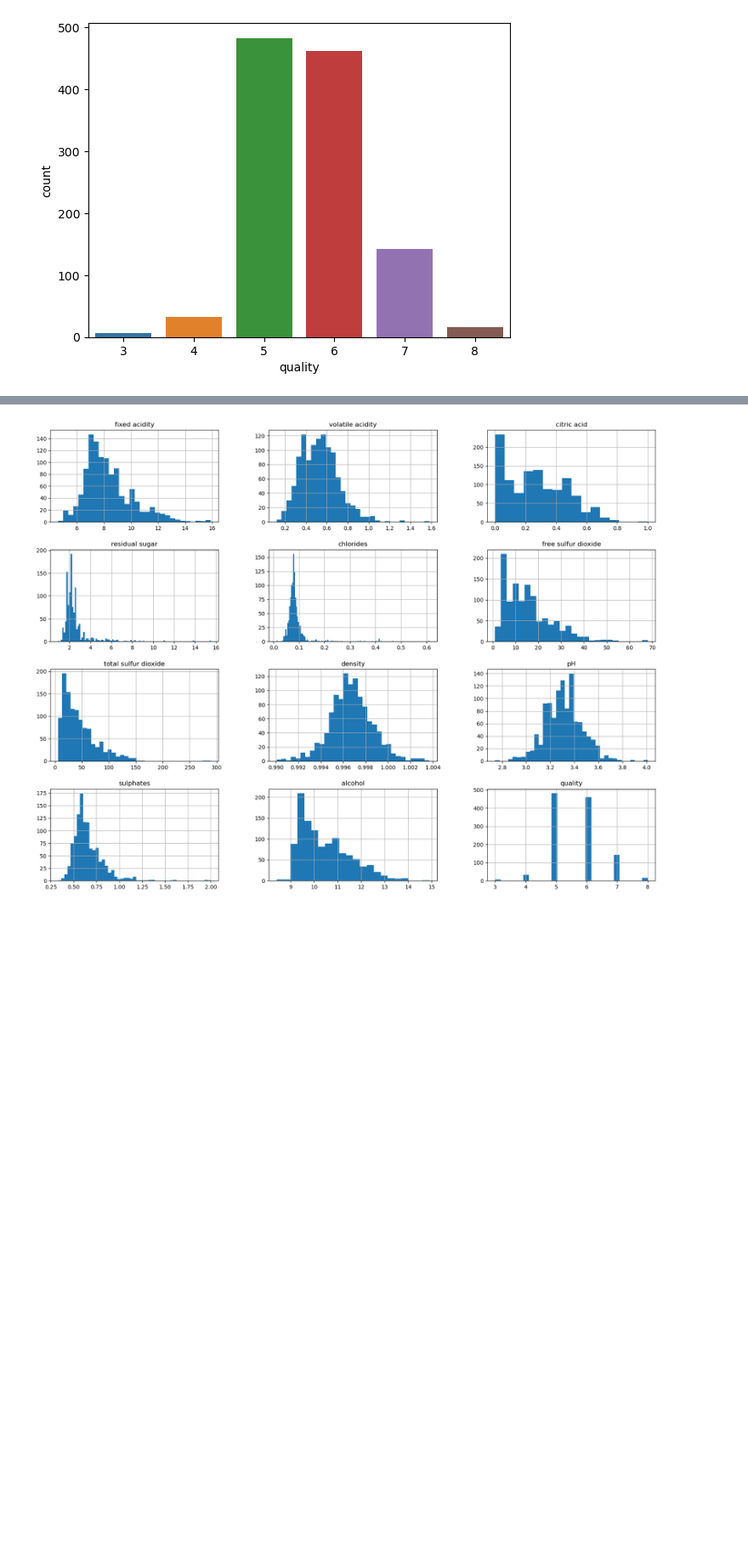
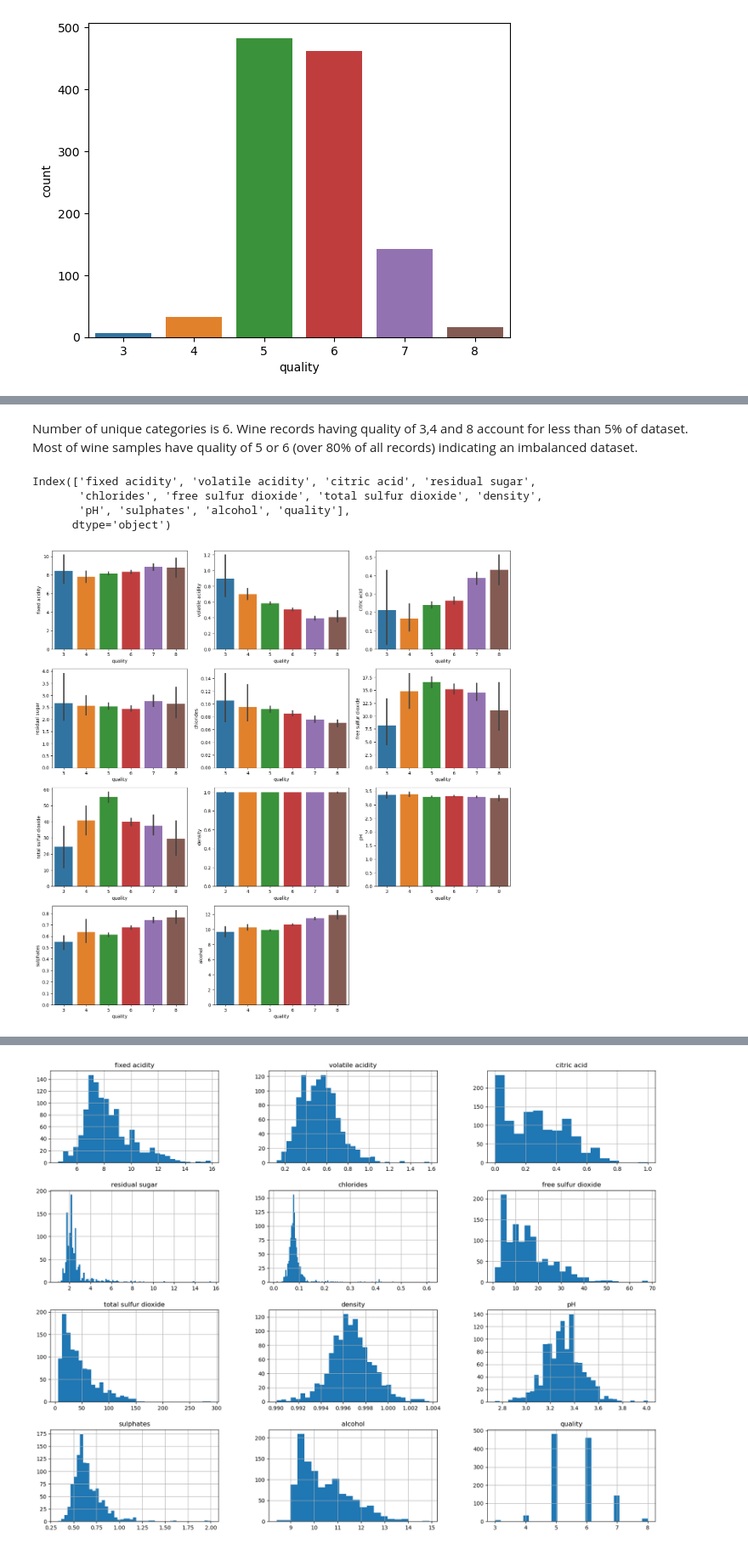
Before and after one commit to NancyArmah/Wine_Quality_Classification, a Jupyter notebook: wine_quality-best.ipynb, the cells around one changed output, grey strips where cells are left out. Shown at 85% size. Drawn from its saved outputs; the diff is of its cells as text; code cells hidden in the pictures; blank space fills up the shorter version.

```diff
--- a/wine_quality-best.ipynb
+++ b/wine_quality-best.ipynb
@@ -157,0 +160,18 @@ sns.heatmap(data.corr(), annot=True, cmap="Blues")
+# %% [markdown]
+Number of unique categories is 6.
+Wine records having quality of 3,4 and 8 account for less than 5% of dataset.
+Most of wine samples have quality of 5 or 6 (over 80% of all records) indicating an imbalanced dataset.
+# %%
+data.columns
+# %% [output]
+Index(['fixed acidity', 'volatile acidity', 'citric acid', 'residual sugar',
+       'chlorides', 'free sulfur dioxide', 'total sulfur dioxide', 'density',
+       'pH', 'sulphates', 'alcohol', 'quality'],
+      dtype='object')
+# %%
+plt.figure(figsize=(18, 18))
+for i, col in enumerate(data.select_dtypes(include=['float64']).columns):
+    ax = plt.subplot(4,3, i+1)
+    sns.barplot(data=data, x=data.quality, y=col, ax=ax)
+# %% [output]
+[figure, added]
```
Also changed, not shown: parts of 35 cells of this notebook.
